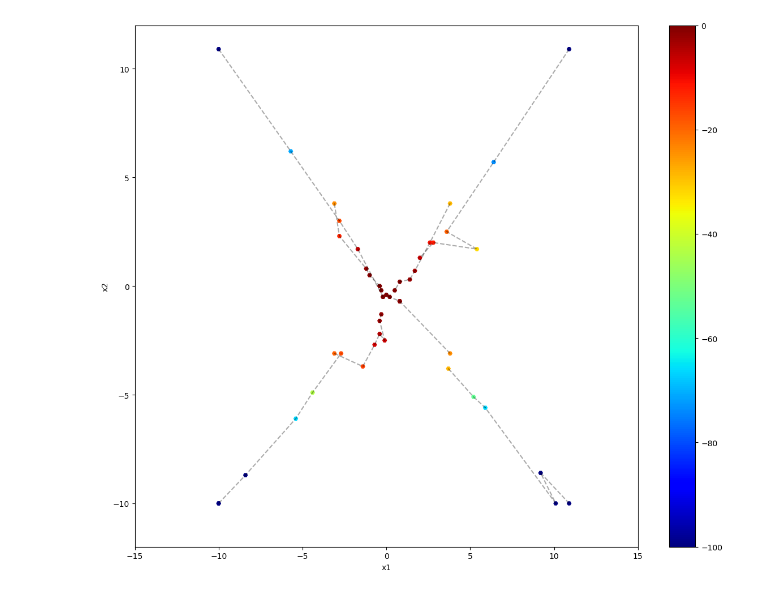
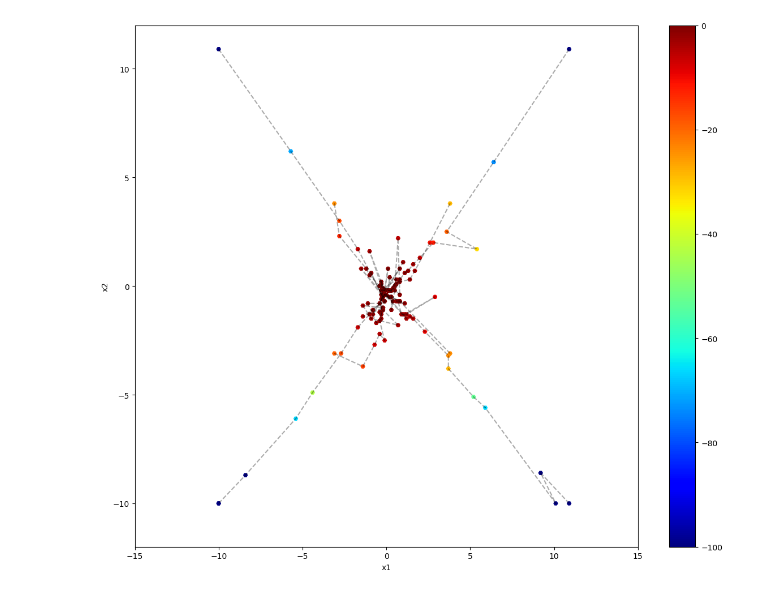
Before and after one commit to SimonBlanke/gradient-free-optimizers-tutorials, a Jupyter notebook: notebooks/PSO_search_path.ipynb, the cells around one changed output. Drawn from its saved outputs; the diff is of its cells as text; code cells hidden in the pictures.

```diff
--- a/notebooks/PSO_search_path.ipynb
+++ b/notebooks/PSO_search_path.ipynb
@@ -12,7 +12,7 @@ def objective_function(pos_new):
 search_space = {"x1": np.arange(-10, 11, 0.1), "x2": np.arange(-10, 11, 0.1)}
 # %%
 def visualize_search_path(n_vertices, n_grid, n_iter, random_state):
-    opt = ParticleSwarmOptimizer(search_space, rand_rest_p=0.05)
+    opt = ParticleSwarmOptimizer(search_space)
     opt.search(
         objective_function,
         n_iter=n_iter,
@@ -69,9 +69,9 @@ def visualize_search_path(n_vertices, n_grid, n_iter, random_state):
 # %%
 n_vertices = 4
 n_grid = 4
-n_iter = 50
+n_iter = 150
 random_state = 1
 
 visualize_search_path(n_vertices, n_grid, n_iter, random_state)
 # %% [output]
-[figure, old version]
+[figure, new version]
```
Also changed, not shown: 1 other file.
